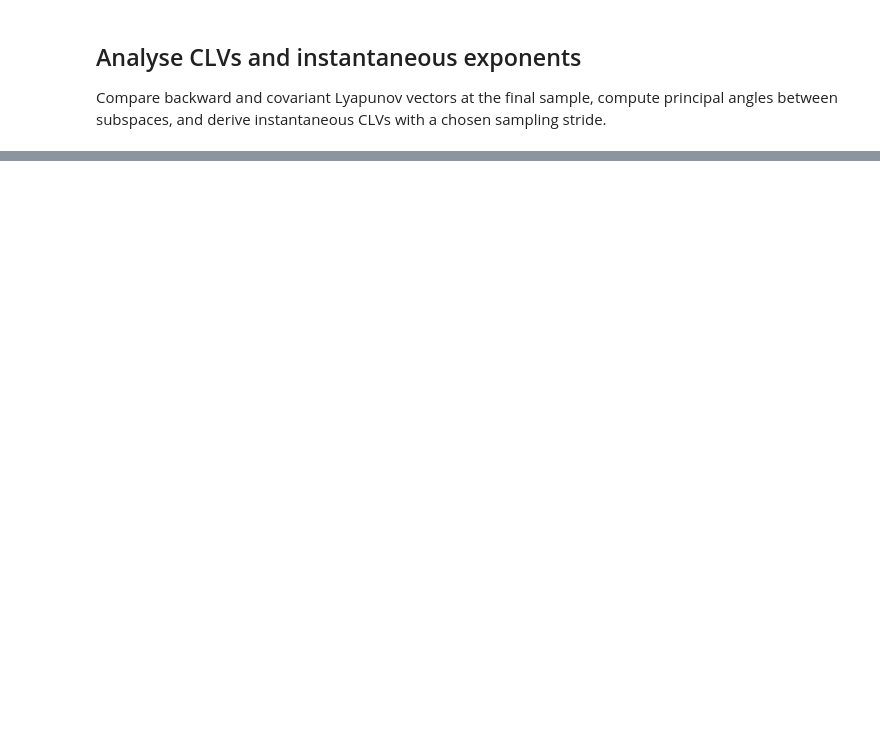
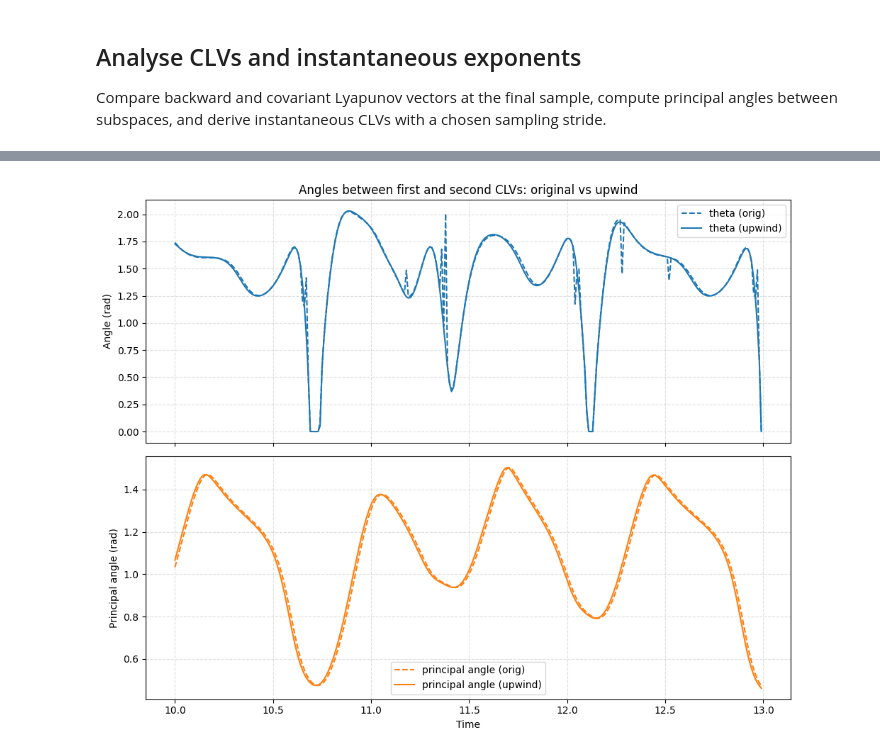
Before and after one commit to MagriLab/clvlib, a Jupyter notebook: tutorials/lorenz_numpy_quickstart.ipynb, the cells around one changed output, grey strips where cells are left out. Saved outputs shown, nothing was run; the diff lists cells and outputs as text; code cells hidden in the pictures; blank space fills up the shorter version.

```diff
--- a/tutorials/lorenz_numpy_quickstart.ipynb
+++ b/tutorials/lorenz_numpy_quickstart.ipynb
@@ -99,0 +173,26 @@ print("ICLE shape:", icle.shape)
+# %%
+fig, (ax1, ax2) = plt.subplots(2, 1, figsize=(10, 8), sharex=True)
+
+# use the requested slice
+ts = times[start:end]
+
+# theta comparison
+ax1.plot(ts, theta[start:end], label='theta (orig)', color='C0', linestyle='--')
+ax1.plot(ts, theta_upwind[start:end], label='theta (upwind)', color='C0')
+ax1.set_ylabel('Angle (rad)')
+ax1.set_title('Angles between first and second CLVs: original vs upwind')
+ax1.grid(True, linestyle='--', alpha=0.4)
+ax1.legend()
+
+# principal angles comparison (angles are column vectors)
+ax2.plot(ts, angles[start:end].ravel(), label='principal angle (orig)', color='C1', linestyle='--')
+ax2.plot(ts, angles_upwind[start:end].ravel(), label='principal angle (upwind)', color='C1')
+ax2.set_xlabel('Time')
+ax2.set_ylabel('Principal angle (rad)')
+ax2.grid(True, linestyle='--', alpha=0.4)
+ax2.legend()
+
+plt.tight_layout()
+plt.show()
+# %% [output]
+[figure, added]
```
Also changed, not shown: parts of 17 cells of this notebook.
